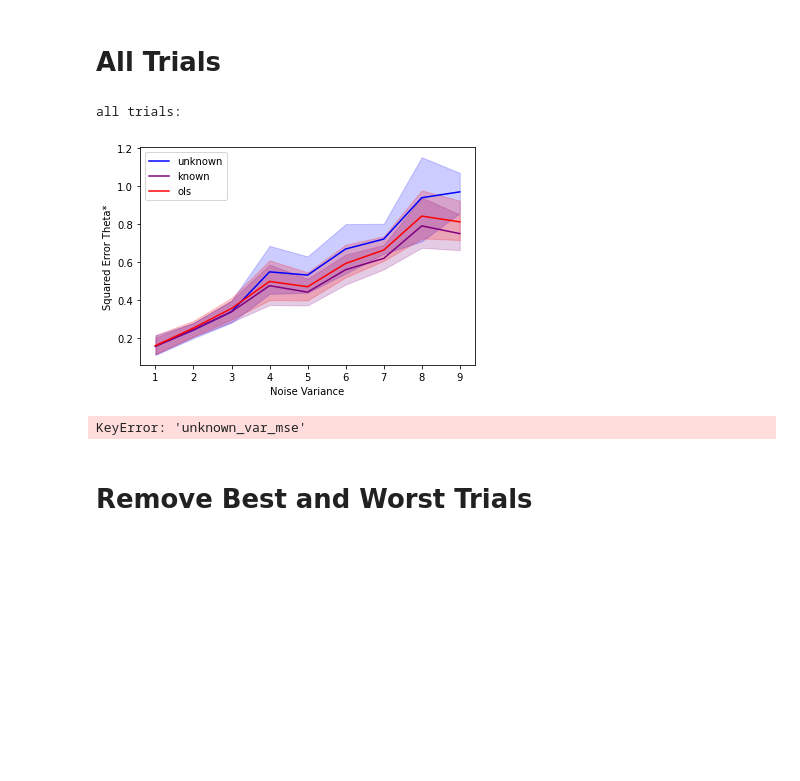
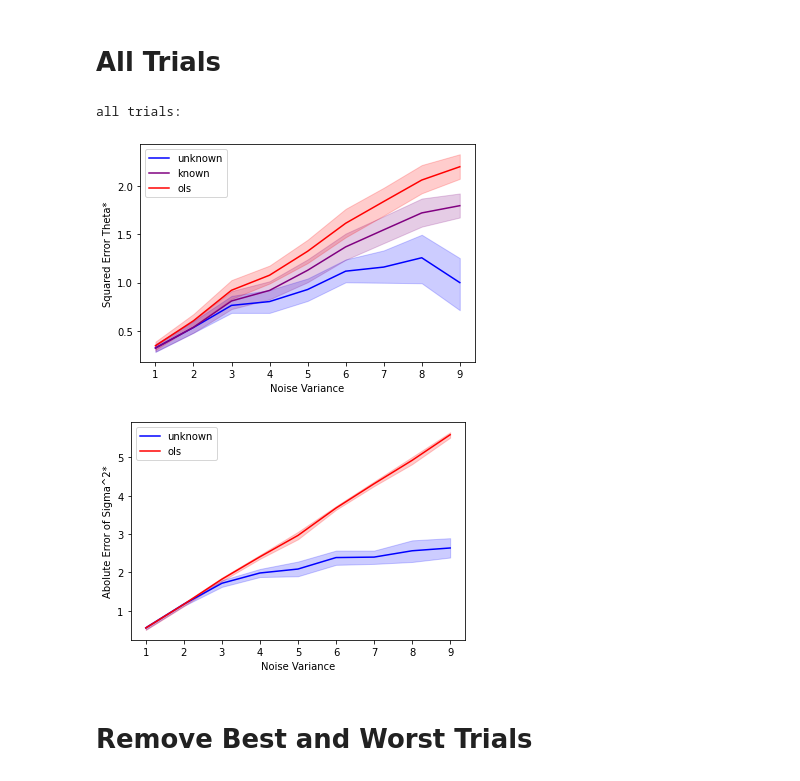
Before and after one commit to pstefanou12/delphi.ai, a Jupyter notebook: notebooks/Uniform2.ipynb, the cells around one changed output. Drawn from its saved outputs; the diff is of its cells as text; code cells hidden in the pictures; blank space fills up the shorter version.

```diff
--- a/notebooks/Uniform2.ipynb
+++ b/notebooks/Uniform2.ipynb
@@ -28,7 +28,7 @@ import datetime
 noise_lambda = lambda metric: list(itertools.chain(*[[results[results['var'] == v][metric].idxmax(), results[results['var'] == v][metric].idxmin()] for v in range(1, 10)]))
 # %%
 STORE_PATH = '/home/pstefanou/Uniform2'
-STORE_TABLE_NAME = 'exp'
+STORE_TABLE_NAME = '1000'
 
 store = Store(STORE_PATH)
 
@@ -159,24 +162,22 @@ Warning: exp_id 8cce809a-c221-4bc8-a494-51295bc705a4 has no table 'exp'. Skippin
 # %%
 print("all trials:")
 
 # variance vs param mse
 sns.lineplot(data=results, x='var', y='unknown_param_mse', label='unknown', color='blue')
 sns.lineplot(data=results, x='var', y='known_param_mse', label='known', color='purple')
 ax = sns.lineplot(data=results, x='var', y='ols_param_mse', label='ols', color='red')
 ax.set(xlabel='Noise Variance', ylabel='Squared Error Theta*')
 plt.show()
 
 # var vs var mse
-results['unknown_sqrt'] = results['unknown_var_mse'].apply(lambda x: math.sqrt(x))
-sns.lineplot(data=results, x='var', y='unknown_sqrt', label='unknown', color='blue')
-results['ols_sqrt'] = results['ols_var_mse'].apply(lambda x: math.sqrt(x))
-ax = sns.lineplot(data=results, x='var', y='ols_sqrt', label='ols', color='red')
+sns.lineplot(data=results, x='var', y='unknown_var_abs_error', label='unknown', color='blue')
+ax = sns.lineplot(data=results, x='var', y='ols_var_abs_error', label='ols', color='red')
 ax.set(xlabel='Noise Variance', ylabel='Abolute Error of Sigma^2*')
 plt.show()
 # %% [output]
 all trials:
-[figure, old version]
+[figure, new version]
-KeyError: 'unknown_var_mse'
+[figure, added]
 # %% [markdown]
 # Remove Best and Worst Trials
 # %%
```
Also changed, not shown: parts of 6 cells of this notebook, 4 other files.
